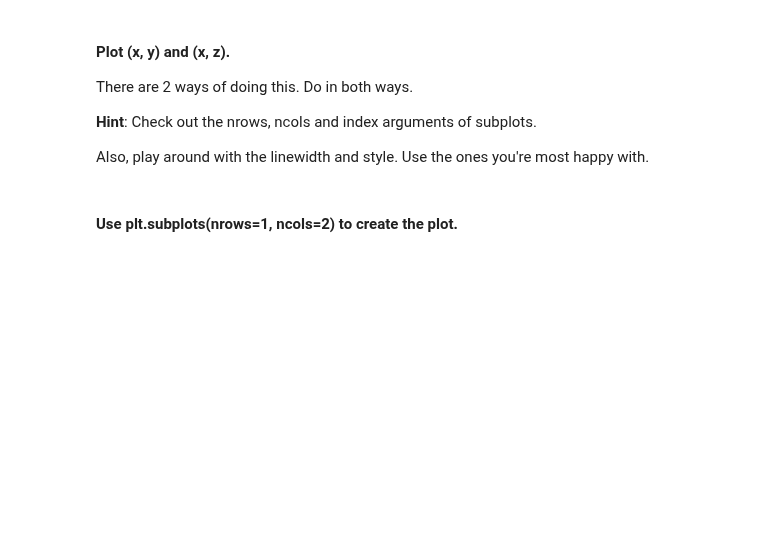
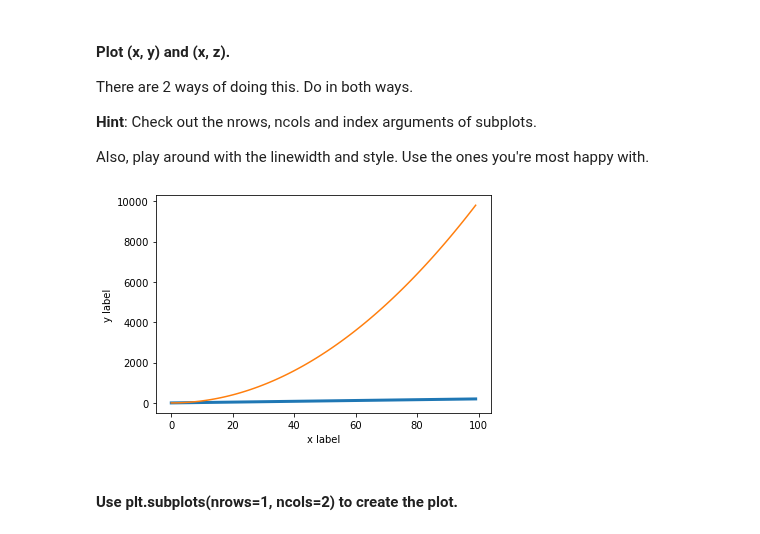
Before and after one commit to ta-data-lis/lab-matplotlib-seaborn, a Jupyter notebook: your-code/main.ipynb, the cells around one changed output. Cells and saved outputs as stored; diff of their text form; code cells hidden in the pictures; blank space fills up the shorter version.

```diff
--- a/your-code/main.ipynb
+++ b/your-code/main.ipynb
@@ -25,2 +31,15 @@ Also, play around with the linewidth and style. Use the ones you're most happy w
+# %%
+# Method 1
+
+
+plt.plot(x, y,linewidth=3)
+plt.plot(x, z)
+
+plt.xlabel('x label')
+plt.ylabel('y label')
+
+plt.show()
+# %% [output]
+[figure, added]
 # %% [markdown]
 #### Use plt.subplots(nrows=1, ncols=2) to create the plot.
```
Also changed, not shown: parts of 44 cells of this notebook.
